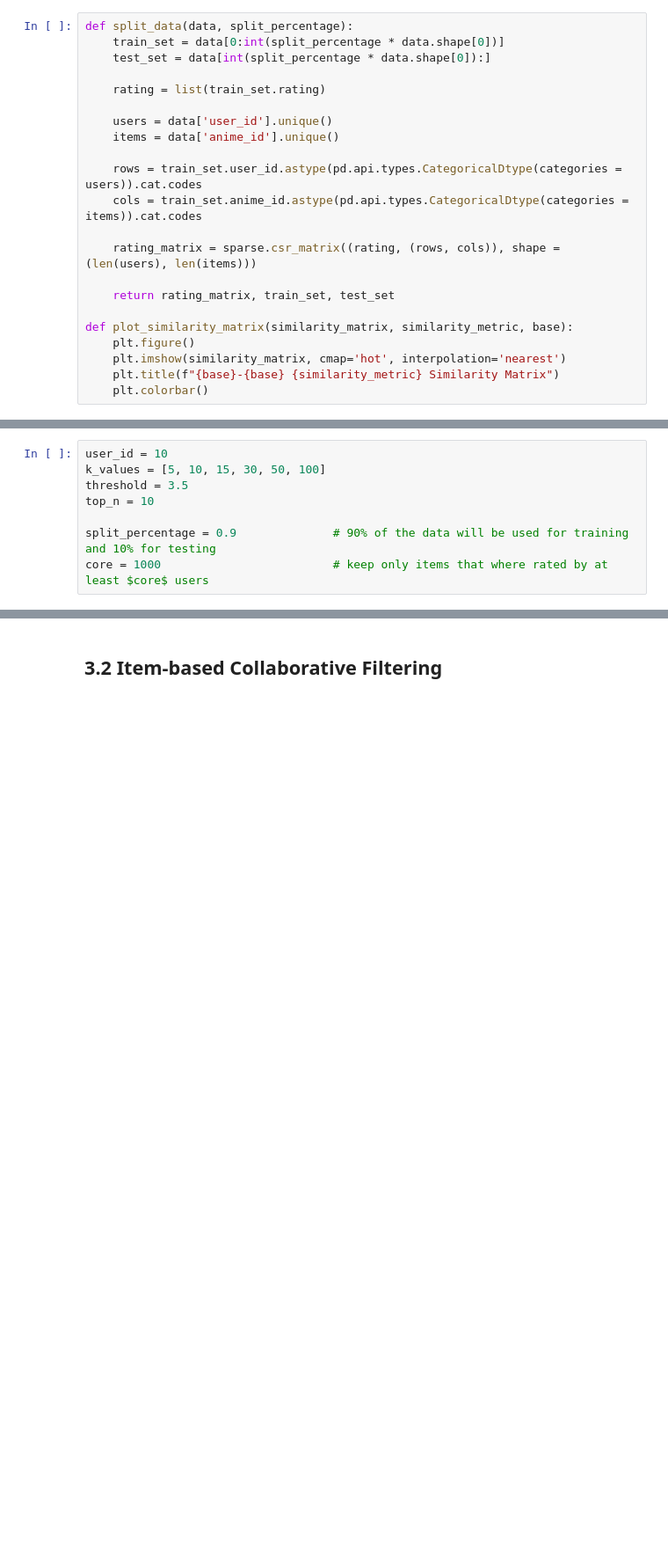
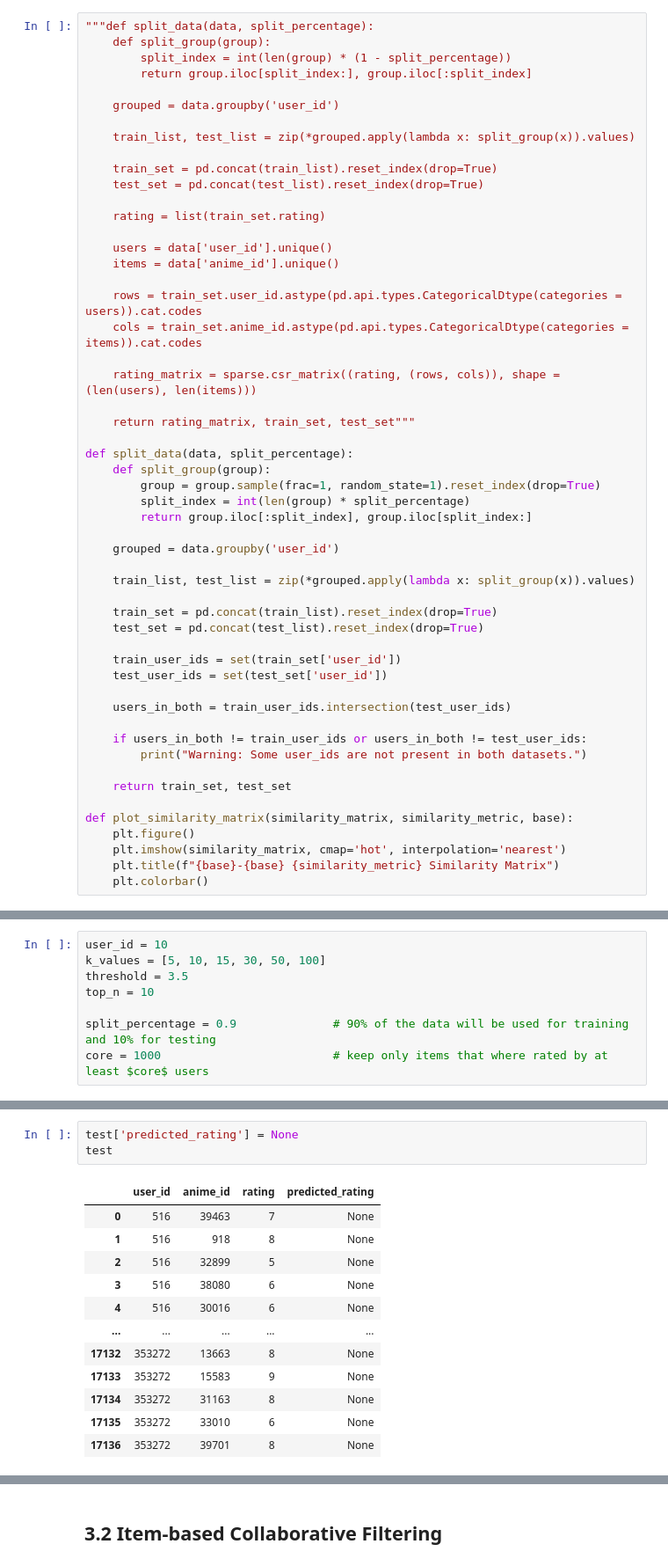
Before and after one commit to SpottedBush/anime_reco, a Jupyter notebook: samples.ipynb, the cells around one changed output, grey strips where cells are left out. Shown at 88% size. Cells and saved outputs as stored; diff of their text form; blank space fills up the shorter version.

```diff
--- a/samples.ipynb
+++ b/samples.ipynb
@@ -152,9 +169,17 @@ final_result_df
 # %% [markdown]
 # Data evaluation and recommendation
 # %%
-def split_data(data, split_percentage):
-    train_set = data[0:int(split_percentage * data.shape[0])]
-    test_set = data[int(split_percentage * data.shape[0]):]
+"""def split_data(data, split_percentage):
+    def split_group(group):
+        split_index = int(len(group) * (1 - split_percentage))
+        return group.iloc[split_index:], group.iloc[:split_index]
+
+    grouped = data.groupby('user_id')
+
+    train_list, test_list = zip(*grouped.apply(lambda x: split_group(x)).values)
+
+    train_set = pd.concat(train_list).reset_index(drop=True)
+    test_set = pd.concat(test_list).reset_index(drop=True)
 
     rating = list(train_set.rating)
 
@@ -166,7 +191,30 @@ def split_data(data, split_percentage):
 
     rating_matrix = sparse.csr_matrix((rating, (rows, cols)), shape = (len(users), len(items)))
 
-    return rating_matrix, train_set, test_set
+    return rating_matrix, train_set, test_set"""
+
+def split_data(data, split_percentage):
+    def split_group(group):
+        group = group.sample(frac=1, random_state=1).reset_index(drop=True)
+        split_index = int(len(group) * split_percentage)
+        return group.iloc[:split_index], group.iloc[split_index:]
+
+    grouped = data.groupby('user_id')
+
+    train_list, test_list = zip(*grouped.apply(lambda x: split_group(x)).values)
+
+    train_set = pd.concat(train_list).reset_index(drop=True)
+    test_set = pd.concat(test_list).reset_index(drop=True)
+
+    train_user_ids = set(train_set['user_id'])
+    test_user_ids = set(test_set['user_id'])
+
+    users_in_both = train_user_ids.intersection(test_user_ids)
+
+    if users_in_both != train_user_ids or users_in_both != test_user_ids:
+        print("Warning: Some user_ids are not present in both datasets.")
+
+    return train_set, test_set
 
 def plot_similarity_matrix(similarity_matrix, similarity_metric, base):
     plt.figure()
@@ -200,0 +254,16 @@ rating_matrix, train, test = split_data(final_result_df, split_percentage)
+# %%
+test['predicted_rating'] = None
+test
+# %% [output]
+|  | user_id | anime_id | rating | predicted_rating |
+| 0 | 516 | 39463 | 7 | None |
+| 1 | 516 | 918 | 8 | None |
+| 2 | 516 | 32899 | 5 | None |
+| 3 | 516 | 38080 | 6 | None |
+| 4 | 516 | 30016 | 6 | None |
+| ... | ... | ... | ... | ... |
+| 17132 | 353272 | 13663 | 8 | None |
+| 17133 | 353272 | 15583 | 9 | None |
+| 17134 | 353272 | 31163 | 8 | None |
+| 17135 | 353272 | 33010 | 6 | None |
+| 17136 | 353272 | 39701 | 8 | None |
```
Also changed, not shown: parts of 19 cells of this notebook.
